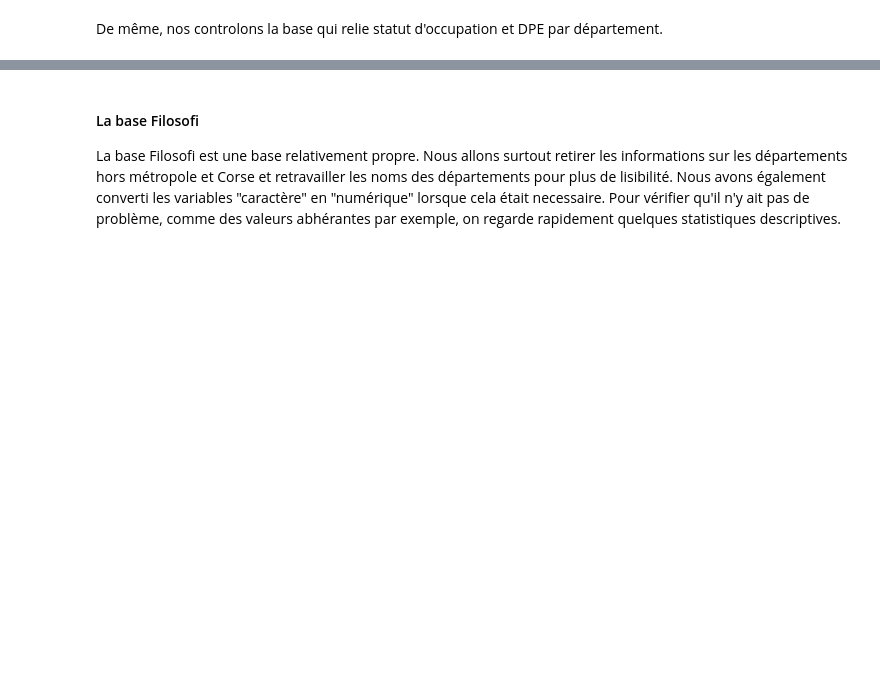
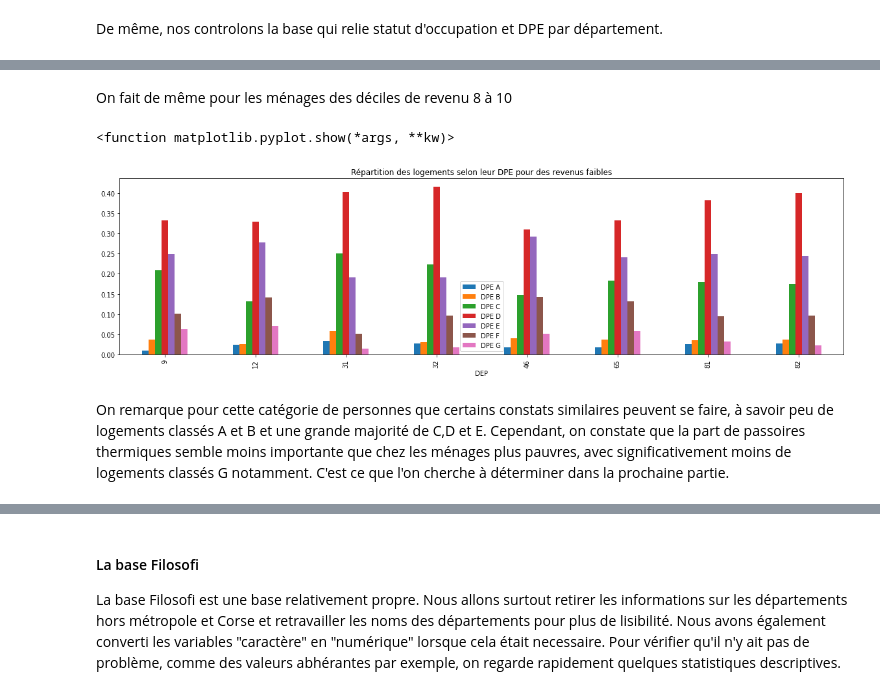
Before and after one commit to f-b-l/python2A, a Jupyter notebook: Master Notebook.ipynb, the cells around one changed output, grey strips where cells are left out. Cells and saved outputs as stored; diff of their text form; code cells hidden in the pictures; blank space fills up the shorter version.

```diff
--- a/Master Notebook.ipynb
+++ b/Master Notebook.ipynb
@@ -1068,0 +920,11 @@ statut_occup_nb_work.head(8)
+# %% [markdown]
+On fait de même pour les ménages des déciles de revenu 8 à 10
+# %%
+df_plot_fichier_concatene2 = pd.DataFrame(data=fichier_concatene_midi_pyrenees[(fichier_concatene_midi_pyrenees['REVENUS'] == 'D8 à D10')],columns=['DEP','DPE A','DPE B','DPE C','DPE D','DPE E','DPE F','DPE G'])
+df_plot_fichier_concatene2.plot(x ='DEP', y=['DPE A','DPE B','DPE C','DPE D','DPE E','DPE F','DPE G'],kind = 'bar', figsize=(20,5), title="Répartition des logements selon leur DPE pour des revenus faibles")
+plt.show
+# %% [output]
+<function matplotlib.pyplot.show(*args, **kw)>
+[figure, added]
+# %% [markdown]
+On remarque pour cette catégorie de personnes que certains constats similaires peuvent se faire, à savoir peu de logements classés A et B et une grande majorité de C,D et E. Cependant, on constate que la part de passoires thermiques semble moins importante que chez les ménages plus pauvres, avec significativement moins de logements classés G notamment. C'est ce que l'on cherche à déterminer dans la prochaine partie.
```
Also changed, not shown: parts of 51 cells of this notebook.
